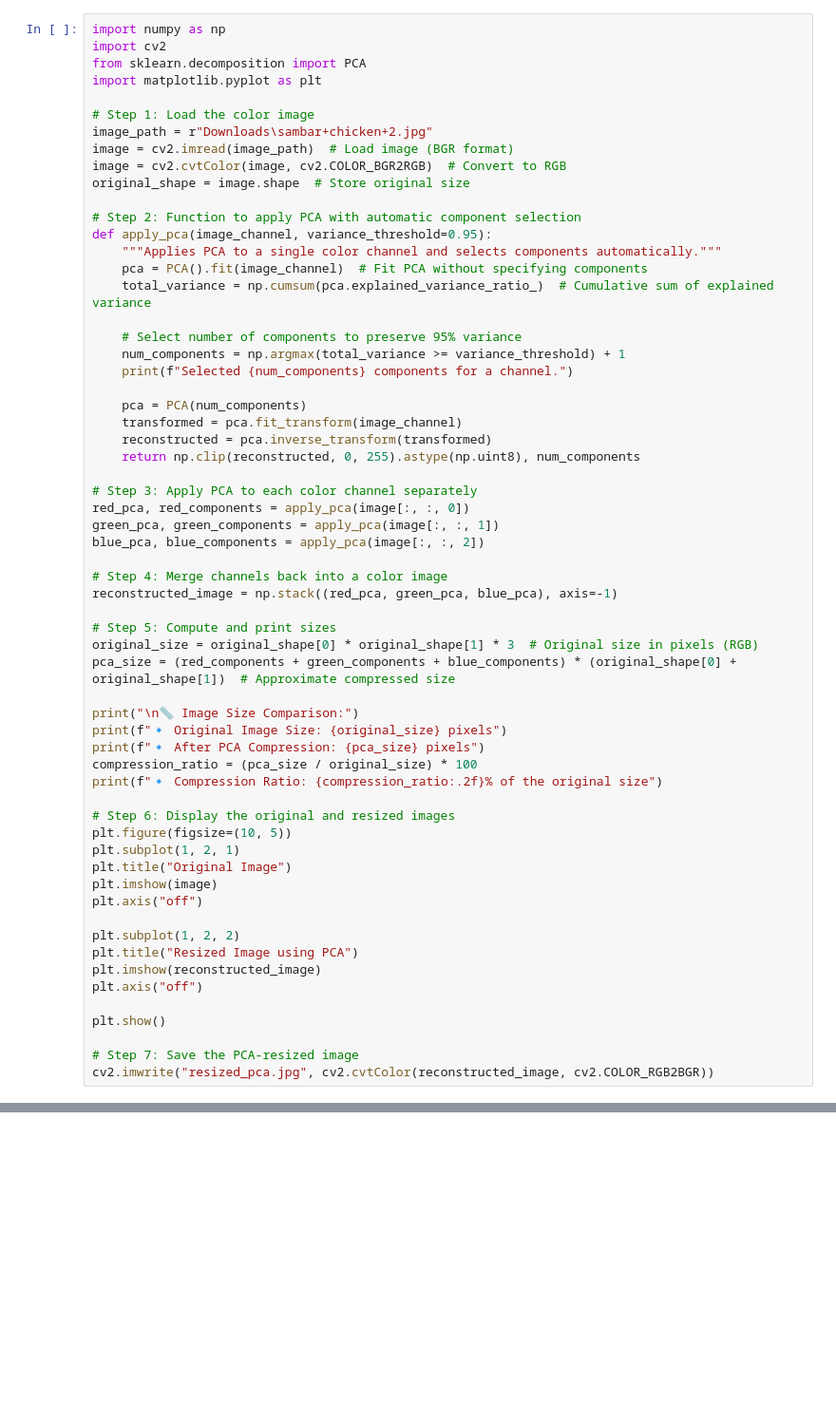
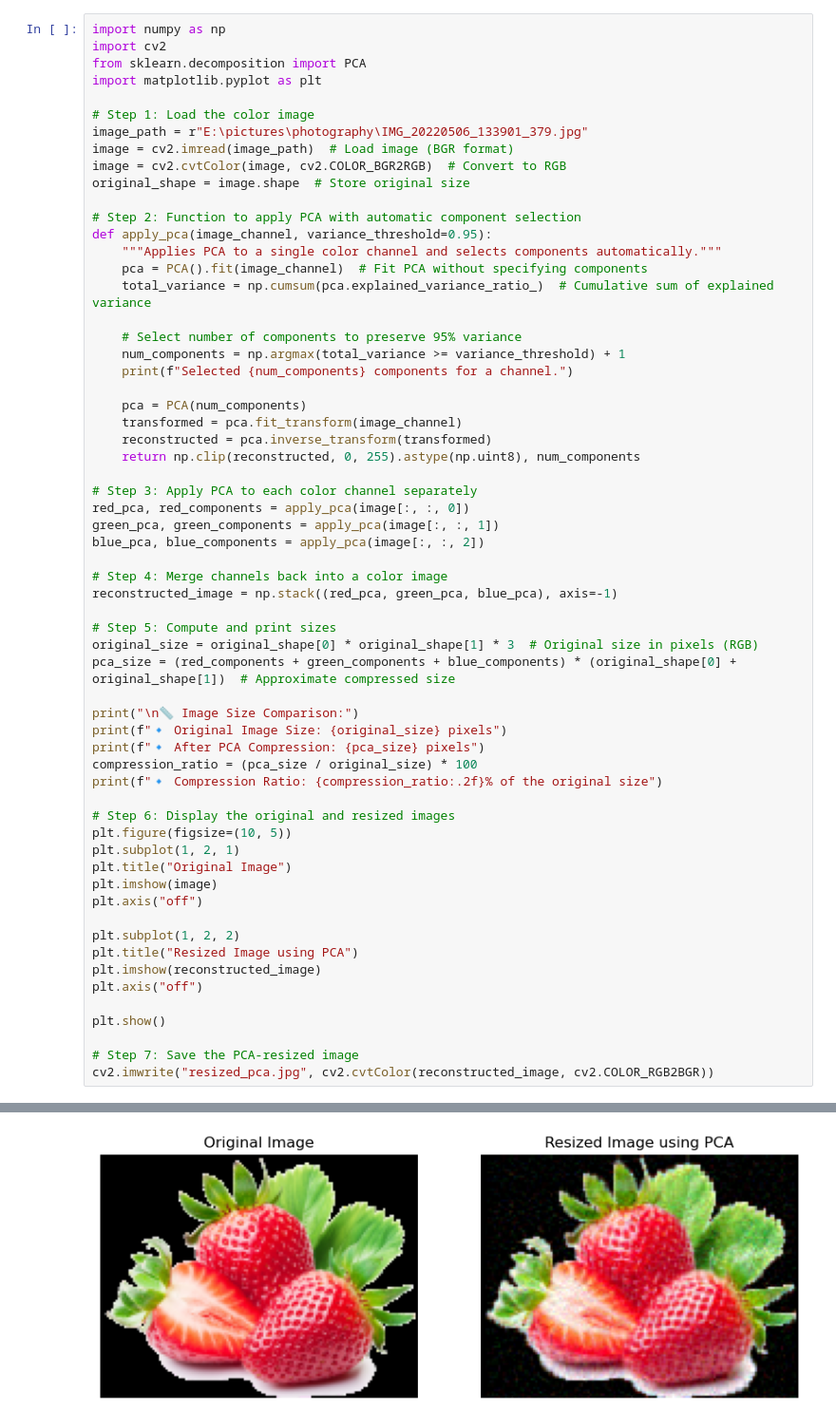
Before and after one commit to tasninanika/Feature-Extraction-PCA, a Jupyter notebook: deep-learning-Image-PCA.ipynb, the cells around one changed output, grey strips where cells are left out. Shown at 95% size. Cells and saved outputs as stored; diff of their text form; blank space fills up the shorter version.

Commit message:
save the PCA resized image

```diff
--- a/deep-learning-Image-PCA.ipynb
+++ b/deep-learning-Image-PCA.ipynb
@@ -5,7 +5,7 @@ from sklearn.decomposition import PCA
 import matplotlib.pyplot as plt
 
 # Step 1: Load the color image
-image_path = r"Downloads\sambar+chicken+2.jpg"
+image_path = r"E:\pictures\photography\IMG_20220506_133901_379.jpg"
 image = cv2.imread(image_path)  # Load image (BGR format)
 image = cv2.cvtColor(image, cv2.COLOR_BGR2RGB)  # Convert to RGB
 original_shape = image.shape  # Store original size
@@ -63,0 +71 @@ ModuleNotFoundError: No module named 'cv2'
+[figure, added]
```
Also changed, not shown: parts of 2 cells of this notebook, 2 other files.
